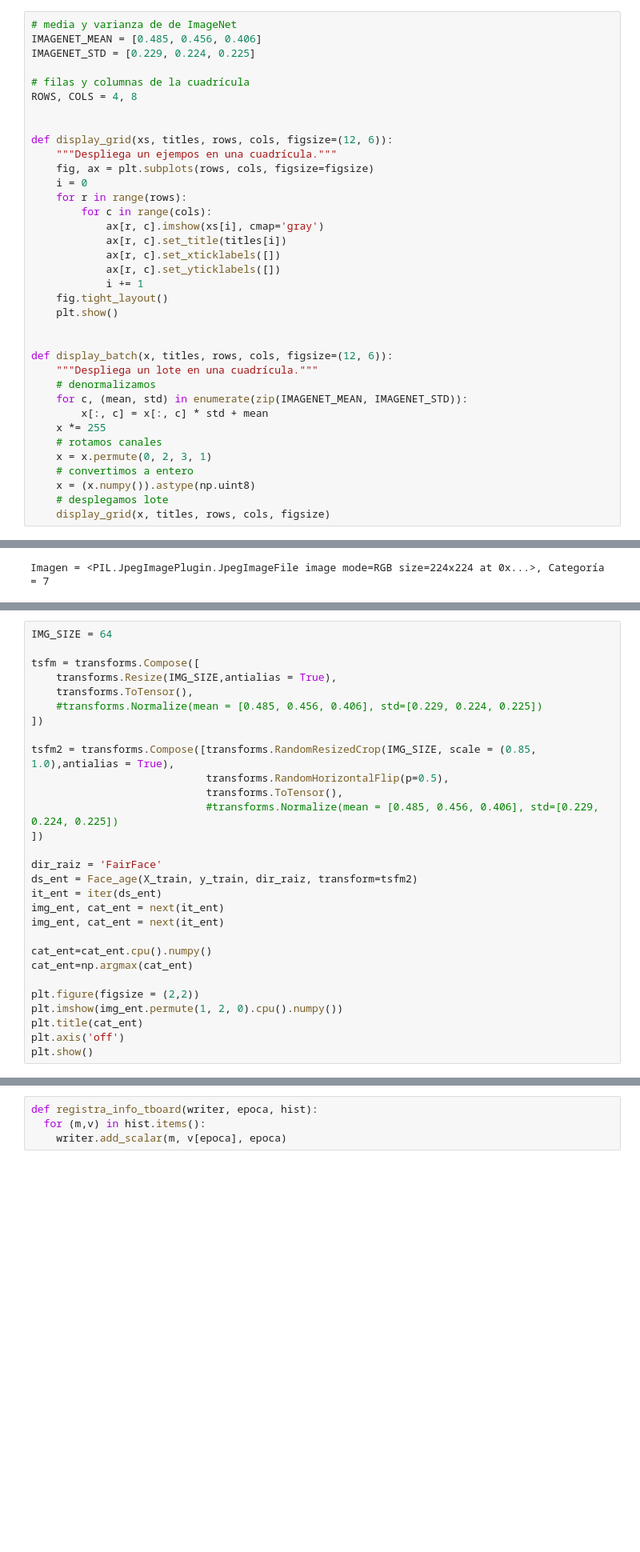
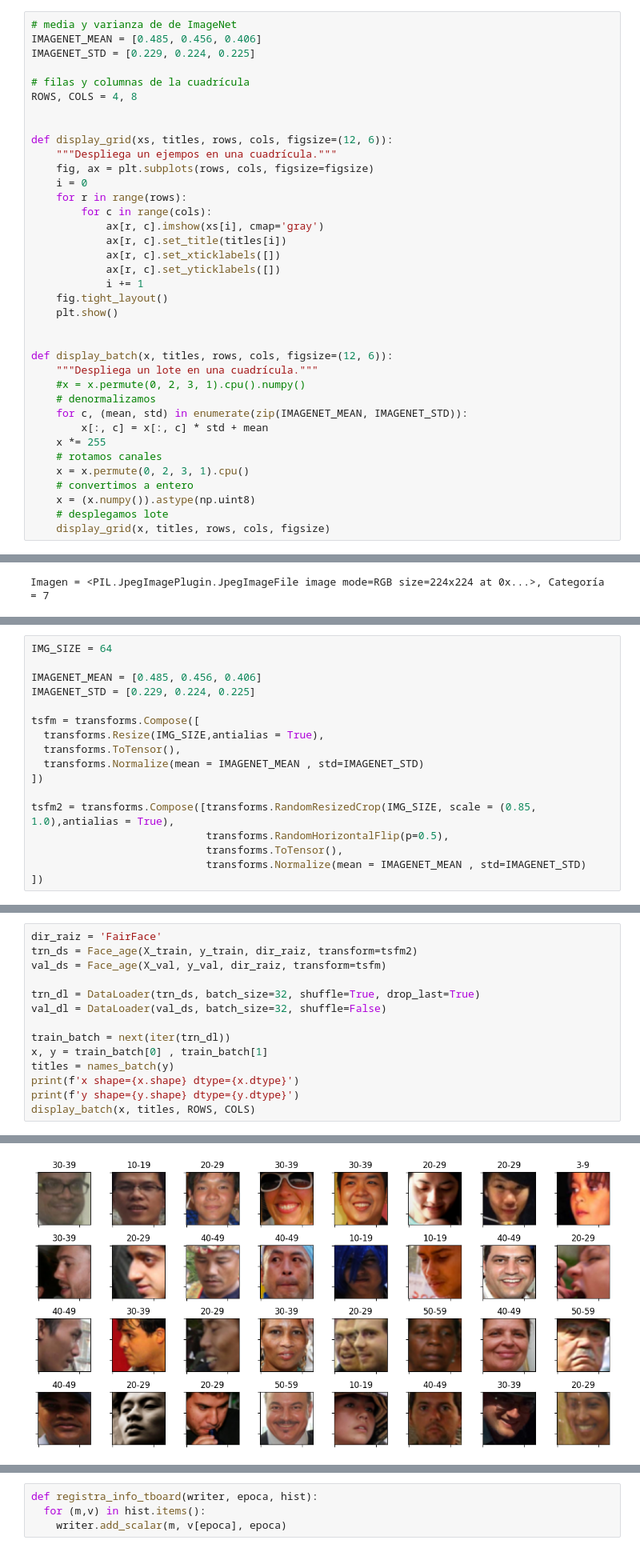
Before and after one commit to sergioar3143/AprendizajeProfundo, a Jupyter notebook: Clasificacion_grupo_etario_transformers.ipynb, the cells around one changed output, grey strips where cells are left out. Shown at 80% size. Saved outputs shown, nothing was run; the diff lists cells and outputs as text; blank space fills up the shorter version.

```diff
--- a/Clasificacion_grupo_etario_transformers.ipynb
+++ b/Clasificacion_grupo_etario_transformers.ipynb
@@ -132,12 +132,13 @@ def display_grid(xs, titles, rows, cols, figsize=(12, 6)):
 
 def display_batch(x, titles, rows, cols, figsize=(12, 6)):
     """Despliega un lote en una cuadrícula."""
+    #x = x.permute(0, 2, 3, 1).cpu().numpy()
     # denormalizamos
     for c, (mean, std) in enumerate(zip(IMAGENET_MEAN, IMAGENET_STD)):
         x[:, c] = x[:, c] * std + mean
     x *= 255
     # rotamos canales
-    x = x.permute(0, 2, 3, 1)
+    x = x.permute(0, 2, 3, 1).cpu()
     # convertimos a entero
     x = (x.numpy()).astype(np.uint8)
     # desplegamos lote
@@ -251,29 +263,17 @@ print(img_ent.size)
 # %%
 IMG_SIZE = 64
 
+IMAGENET_MEAN = [0.485, 0.456, 0.406]
+IMAGENET_STD = [0.229, 0.224, 0.225]
+
 tsfm = transforms.Compose([
-    transforms.Resize(IMG_SIZE,antialias = True),
-    transforms.ToTensor(),
-    #transforms.Normalize(mean = [0.485, 0.456, 0.406], std=[0.229, 0.224, 0.225])
+  transforms.Resize(IMG_SIZE,antialias = True),
+  transforms.ToTensor(),
+  transforms.Normalize(mean = IMAGENET_MEAN , std=IMAGENET_STD)
 ])
 
 tsfm2 = transforms.Compose([transforms.RandomResizedCrop(IMG_SIZE, scale = (0.85, 1.0),antialias = True),
                             transforms.RandomHorizontalFlip(p=0.5),
                             transforms.ToTensor(),
-                            #transforms.Normalize(mean = [0.485, 0.456, 0.406], std=[0.229, 0.224, 0.225])
+                            transforms.Normalize(mean = IMAGENET_MEAN , std=IMAGENET_STD)
 ])
-
-dir_raiz = 'FairFace'
-ds_ent = Face_age(X_train, y_train, dir_raiz, transform=tsfm2)
-it_ent = iter(ds_ent)
-img_ent, cat_ent = next(it_ent)
-img_ent, cat_ent = next(it_ent)
-
-cat_ent=cat_ent.cpu().numpy()
-cat_ent=np.argmax(cat_ent)
-
-plt.figure(figsize = (2,2))
-plt.imshow(img_ent.permute(1, 2, 0).cpu().numpy())
-plt.title(cat_ent)
-plt.axis('off')
-plt.show()
@@ -281,0 +280,15 @@ plt.show()
+# %%
+dir_raiz = 'FairFace'
+trn_ds = Face_age(X_train, y_train, dir_raiz, transform=tsfm2)
+val_ds = Face_age(X_val, y_val, dir_raiz, transform=tsfm)
+
+trn_dl = DataLoader(trn_ds, batch_size=32, shuffle=True, drop_last=True)
+val_dl = DataLoader(val_ds, batch_size=32, shuffle=False)
+
+train_batch = next(iter(trn_dl))
+x, y = train_batch[0] , train_batch[1]
+titles = names_batch(y)
+print(f'x shape={x.shape} dtype={x.dtype}')
+print(f'y shape={y.shape} dtype={y.dtype}')
+display_batch(x, titles, ROWS, COLS)
+# %% [output]
@@ -282 +297,2 @@ plt.show()
+[figure, added]
 # %%
```
Also changed, not shown: parts of 21 cells of this notebook.
